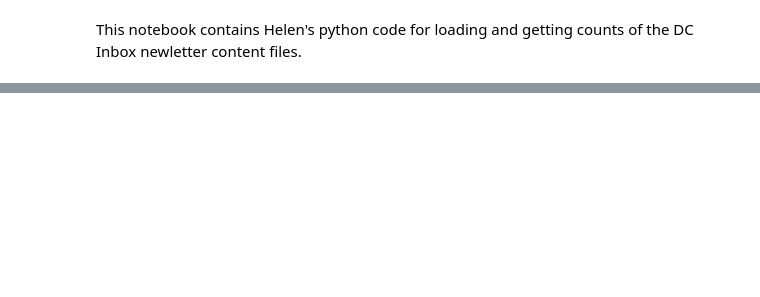
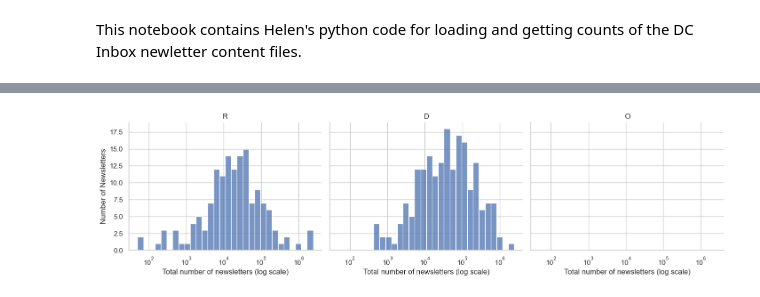
Before and after one commit to marobinette/cfd-project-ds1, a Jupyter notebook: notebooks/Matched_Politicians_EDA.ipynb, the cells around one changed output, grey strips where cells are left out. Cells and saved outputs as stored; diff of their text form; code cells hidden in the pictures; blank space fills up the shorter version.

```diff
--- a/notebooks/Matched_Politicians_EDA.ipynb
+++ b/notebooks/Matched_Politicians_EDA.ipynb
@@ -566,0 +175,33 @@ joined_all_df.to_csv(
+# %%
+# Distribution of total newsletters by party
+
+# Aggregate to total newsletters per politician
+agg_df = (
+    joined_all_df
+    .groupby(["dc_name", "dc_party"], as_index=False)
+    ["contrib_amount"].sum()
+)
+
+# Plot faceted histograms (log-scaled)
+sns.set(style="whitegrid")
+
+g = sns.displot(
+    data=agg_df,
+    x="contrib_amount",
+    col="dc_party",
+    bins=30,
+    col_wrap=3,
+    height=4,
+    aspect=1.2,
+    log_scale=True,   # <-- log the x-axis directly
+    color=None
+)
+
+# Add titles and axis labels
+g.set_titles(col_template="{col_name}")
+g.set_axis_labels("Total number of newsletters (log scale)", "Number of Newsletters")
+
+plt.tight_layout()
+plt.show()
+# %% [output]
+[figure, added]
```
Also changed, not shown: parts of 26 cells of this notebook, 3 other files.
